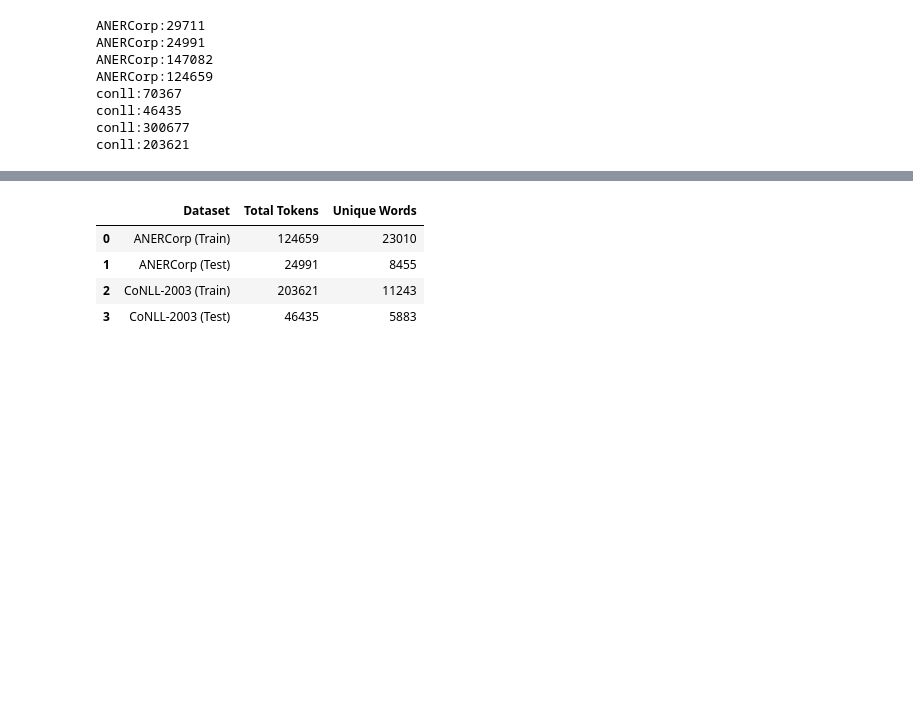
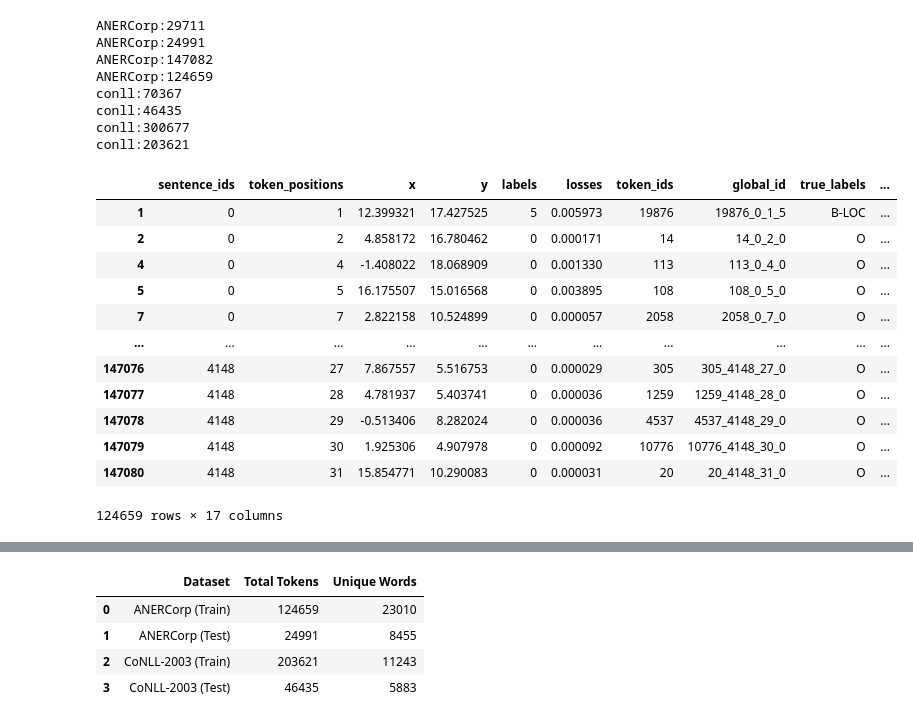
Before and after one commit to ay94/deformar-dashboard, a Jupyter notebook: notebooks/analysis/tokenization_impact.ipynb, the cells around one changed output, grey strips where cells are left out. Saved outputs shown, nothing was run; the diff lists cells and outputs as text; code cells hidden in the pictures; blank space fills up the shorter version.

```diff
--- a/notebooks/analysis/tokenization_impact.ipynb
+++ b/notebooks/analysis/tokenization_impact.ipynb
@@ -176,3 +188,19 @@ conll:70367
 conll:46435
 conll:300677
 conll:203621
+# %%
+aner_tr
+# %% [output]
+|  | sentence_ids | token_positions | x | y | labels | losses | token_ids | global_id | true_labels | ... |
+| 1 | 0 | 1 | 12.399321 | 17.427525 | 5 | 0.005973 | 19876 | 19876_0_1_5 | B-LOC | ... |
+| 2 | 0 | 2 | 4.858172 | 16.780462 | 0 | 0.000171 | 14 | 14_0_2_0 | O | ... |
+| 4 | 0 | 4 | -1.408022 | 18.068909 | 0 | 0.001330 | 113 | 113_0_4_0 | O | ... |
+| 5 | 0 | 5 | 16.175507 | 15.016568 | 0 | 0.003895 | 108 | 108_0_5_0 | O | ... |
+| 7 | 0 | 7 | 2.822158 | 10.524899 | 0 | 0.000057 | 2058 | 2058_0_7_0 | O | ... |
+| ... | ... | ... | ... | ... | ... | ... | ... | ... | ... | ... |
+| 147076 | 4148 | 27 | 7.867557 | 5.516753 | 0 | 0.000029 | 305 | 305_4148_27_0 | O | ... |
+| 147077 | 4148 | 28 | 4.781937 | 5.403741 | 0 | 0.000036 | 1259 | 1259_4148_28_0 | O | ... |
+| 147078 | 4148 | 29 | -0.513406 | 8.282024 | 0 | 0.000036 | 4537 | 4537_4148_29_0 | O | ... |
+| 147079 | 4148 | 30 | 1.925306 | 4.907978 | 0 | 0.000092 | 10776 | 10776_4148_30_0 | O | ... |
+| 147080 | 4148 | 31 | 15.854771 | 10.290083 | 0 | 0.000031 | 20 | 20_4148_31_0 | O | ... |
+124659 rows × 17 columns
```
Also changed, not shown: parts of 12 cells of this notebook, 3 other files.
